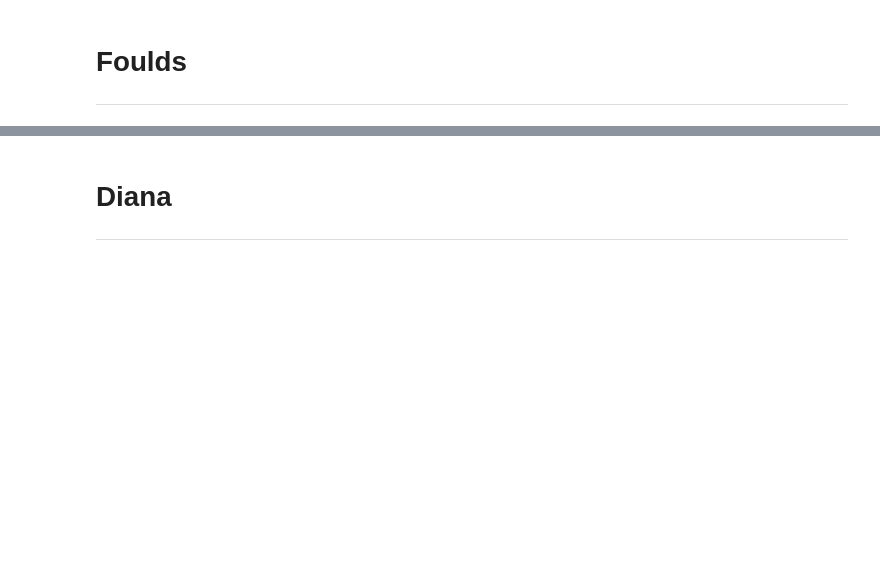
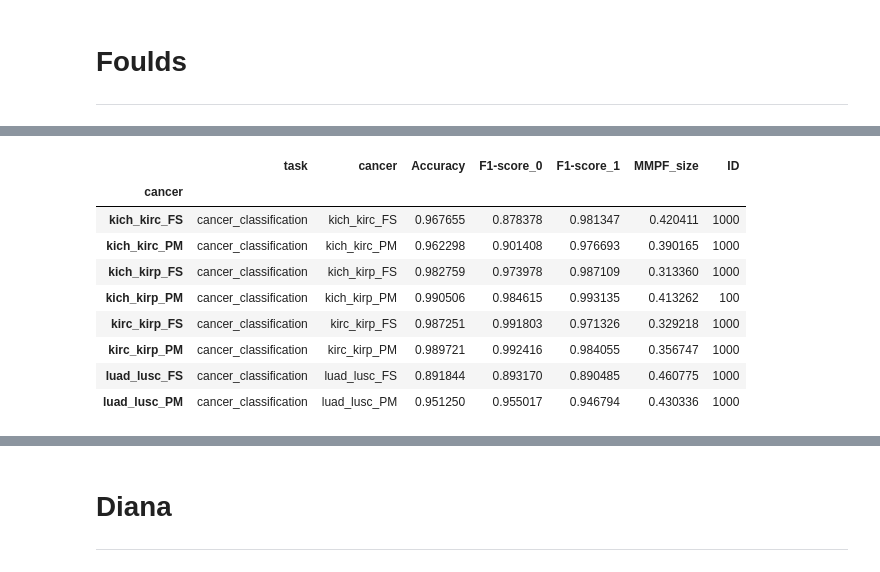
Before and after one commit to gaspardvilla/Intersectional-Fairness-on-Histopathological-images-classification, a Jupyter notebook: results.ipynb, the cells around one changed output, grey strips where cells are left out. Drawn from its saved outputs; the diff is of its cells as text; code cells hidden in the pictures; blank space fills up the shorter version.

```diff
--- a/results.ipynb
+++ b/results.ipynb
@@ -227,18 +514,21 @@ def check_results_foulds(task : str,
 
     # Extract the results pkl files
     preds_path = f'results/preds/run_{ID}/add_protected_atts_1/Foulds'
-    results = pd.read_pickle(preds_path + f'/{task}/{cancer}/lambda_{lambda_}/{pt_method}/results.pkl')
+    results = pd.read_pickle(preds_path + f'/{task}/{cancer}/lambda_{lambda_}/{pt_method}/best_results.pkl')
 
     # Compute the metrics
     # Accuracy
     sub_dict['Accuracy'] = tm.classification.BinaryAccuracy()(torch.Tensor(results.pred), torch.Tensor(results.label)).item()
 
     # F1-score
-    sub_dict['F1-score'] = tm.classification.BinaryF1Score()(torch.Tensor(results.pred), torch.Tensor(results.label)).item()
+    # sub_dict['F1-score'] = tm.classification.BinaryF1Score()(torch.Tensor(results.pred), torch.Tensor(results.label)).item()
+    f1_scores = tm.classification.MulticlassF1Score(num_classes = 2, average = None)(torch.Tensor(results.pred), torch.Tensor(results.label))
+    sub_dict['F1-score_0'] = f1_scores[0].item()
+    sub_dict['F1-score_1'] = f1_scores[1].item()
 
     # MMPF_size
     mmpf_metrics = compute_pareto_metrics(results, protected_atts)
-    sub_dict['MMPF_size'] = [mmpf_metrics[f'{set_}MMPF_size_2']]
+    sub_dict['MMPF_size'] = [mmpf_metrics[f'{set_}MMPF_size_set_2']]
 
     # Return the updated data frame
     if df.empty: df = pd.DataFrame(data = sub_dict)
@@ -249,13 +539,11 @@ def check_results_foulds(task : str,
 def select_hyper(df_foulds):
     # Initialization
     df_foulds.reset_index(inplace = True, drop = True)
-    cols = ['task', 'cancer', 'Accuracy', 'F1-score', 'MMPF_size']
+    cols = ['task', 'cancer', 'Accuracy', 'F1-score_0', 'F1-score_1', 'MMPF_size']
     df_foulds_best = pd.DataFrame(columns = cols)
 
     # Loop on the combinations for baseline
     for comb in COMBS_BASELINE[2:10]:
-        # Track
-        print(comb)
 
         # Extract combinations
         task = comb[0]
@@ -267,7 +555,8 @@ def select_hyper(df_foulds):
         best_idx = df_foulds[cond].MMPF_size.argmin()
         sub_dict = {'task' : [task], 'cancer' : [cancer]}
         sub_dict['Accuracy'] = df_foulds[cond].iloc[best_idx]['Accuracy']
-        sub_dict['F1-score'] = df_foulds[cond].iloc[best_idx]['F1-score']
+        sub_dict['F1-score_0'] = df_foulds[cond].iloc[best_idx]['F1-score_0']
+        sub_dict['F1-score_1'] = df_foulds[cond].iloc[best_idx]['F1-score_1']
         sub_dict['MMPF_size'] = df_foulds[cond].iloc[best_idx]['MMPF_size']
 
         # Update the dataframe
@@ -278,7 +567,7 @@ def select_hyper(df_foulds):
 
 
 # Initialization
-cols = ['task', 'cancer', 'Accuracy', 'F1-score', 'MMPF_size']
+cols = ['task', 'cancer', 'Accuracy', 'F1-score_0', 'F1-score_1', 'MMPF_size']
 df_foulds_100 = pd.DataFrame(columns = cols)
 df_foulds_1000 = pd.DataFrame(columns = cols)
 df_foulds_100_test = pd.DataFrame(columns = cols)
@@ -304,13 +593,13 @@ for comb in COMBS_FOULDS[6:30]:
     df_foulds_1000_test = check_results_foulds(task, cancer, l, pt_method, df_foulds_1000_test, 'test_', 1000)
 
 # Select hyperparameters
-df_foulds_100 = select_hyper(df_foulds_100)
-df_foulds_1000 = select_hyper(df_foulds_1000)
-df_foulds_100_test = select_hyper(df_foulds_100_test)
-df_foulds_1000_test = select_hyper(df_foulds_1000_test)
+df_foulds_100_ = select_hyper(df_foulds_100)
+df_foulds_1000_ = select_hyper(df_foulds_1000)
+df_foulds_100_test_ = select_hyper(df_foulds_100_test)
+df_foulds_1000_test_ = select_hyper(df_foulds_1000_test)
 
-df_f = keep_best(df_foulds_100, df_foulds_1000)
-df_f_test = select_best_test(df_f, df_foulds_100_test, df_foulds_1000_test)
+df_f = keep_best(df_foulds_100_, df_foulds_1000_)
+df_f_test = select_best_test(df_f, df_foulds_100_test_, df_foulds_1000_test_)
 plot_results_others(df_f_test, 'images/results_foulds.eps')
 # %% [output]
 ['cancer_classification', 'kich_kirc_FS', 0.01, 'DF_pos']
@@ -348,3 +637,16 @@ Series.__getitem__ treating keys as positions is deprecated. In a future version
 
 Series.__getitem__ treating keys as positions is deprecated. In a future version, integer keys will always be treated as labels (consistent with DataFrame behavior). To access a value by position, use ...
 [interactive output not drawn]
+# %%
+df_f
+# %% [output]
+|  | task | cancer | Accuracy | F1-score_0 | F1-score_1 | MMPF_size | ID |
+| cancer |  |  |  |  |  |  |  |
+| kich_kirc_FS | cancer_classification | kich_kirc_FS | 0.967655 | 0.878378 | 0.981347 | 0.420411 | 1000 |
+| kich_kirc_PM | cancer_classification | kich_kirc_PM | 0.962298 | 0.901408 | 0.976693 | 0.390165 | 1000 |
+| kich_kirp_FS | cancer_classification | kich_kirp_FS | 0.982759 | 0.973978 | 0.987109 | 0.313360 | 1000 |
+| kich_kirp_PM | cancer_classification | kich_kirp_PM | 0.990506 | 0.984615 | 0.993135 | 0.413262 | 100 |
+| kirc_kirp_FS | cancer_classification | kirc_kirp_FS | 0.987251 | 0.991803 | 0.971326 | 0.329218 | 1000 |
+| kirc_kirp_PM | cancer_classification | kirc_kirp_PM | 0.989721 | 0.992416 | 0.984055 | 0.356747 | 1000 |
+| luad_lusc_FS | cancer_classification | luad_lusc_FS | 0.891844 | 0.893170 | 0.890485 | 0.460775 | 1000 |
+| luad_lusc_PM | cancer_classification | luad_lusc_PM | 0.951250 | 0.955017 | 0.946794 | 0.430336 | 1000 |
```
Also changed, not shown: parts of 27 cells of this notebook, 21 other files.
